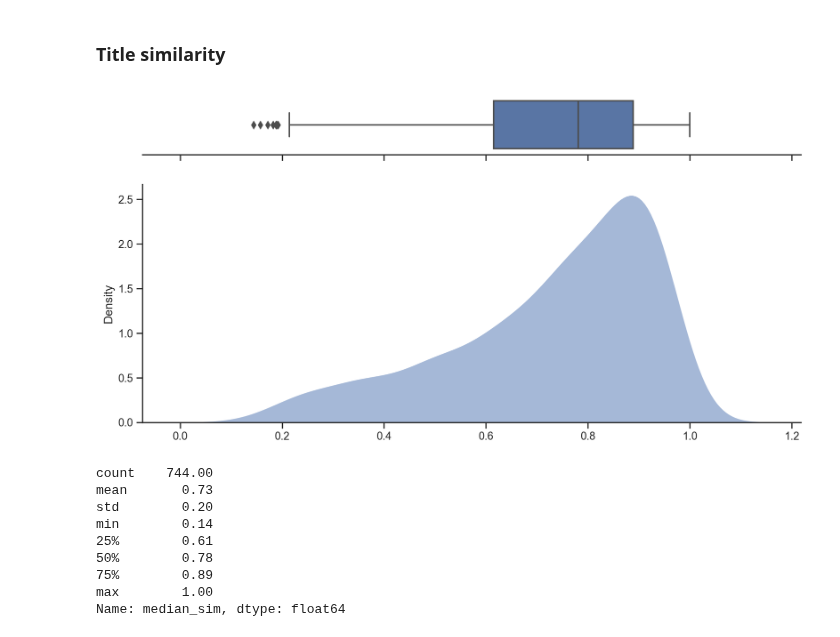
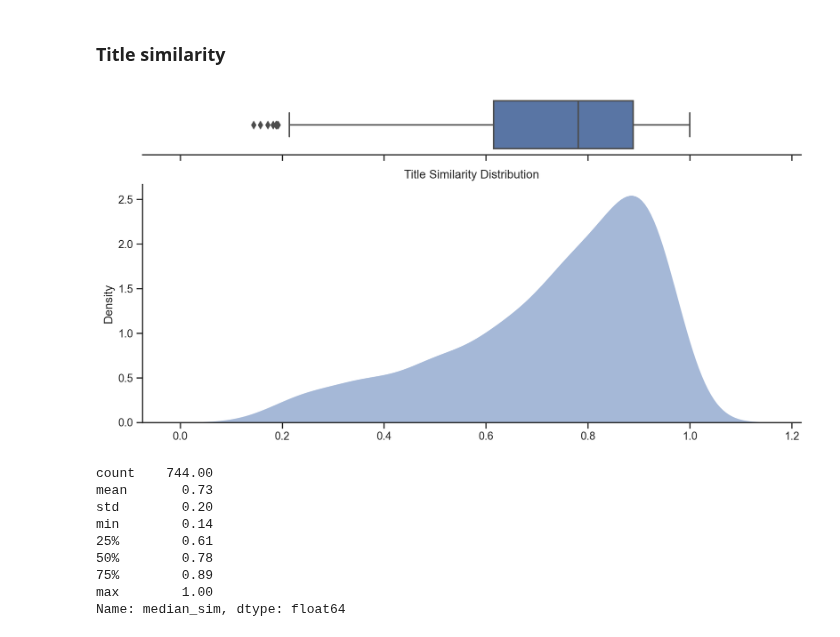
Before and after one commit to Extremesarova/shows_analysis, a Jupyter notebook: shows_analysis/notebooks/1_title_localization_analysis/movie_title_translation.ipynb, the cells around one changed output. Cells and saved outputs as stored; diff of their text form; code cells hidden in the pictures.

Commit message:
update movie title translation notebook

```diff
--- a/shows_analysis/notebooks/1_title_localization_analysis/movie_title_translation.ipynb
+++ b/shows_analysis/notebooks/1_title_localization_analysis/movie_title_translation.ipynb
@@ -359,28 +377,28 @@ similarity_df.insert(2, "median_sim", similarity_df[similarities.keys()].median(
 # %%
 similarities = similarity_df["median_sim"].values
 
 f, (ax_box, ax_hist) = plt.subplots(
     2, sharex=True, gridspec_kw={"height_ratios": (0.20, 0.80)}, figsize=(12, 6)
 )
 
 sns.boxplot(x=similarities, ax=ax_box)
 sns.kdeplot(
     x=similarities,
     ax=ax_hist,
     fill=True,
     common_norm=False,
     palette="crest",
     alpha=0.5,
     linewidth=0,
 )
 
 ax_box.set(yticks=[])
-ax_hist.set(title=None)
+ax_hist.set(title="Title Similarity Distribution")
 
 sns.despine(ax=ax_hist)
 sns.despine(ax=ax_box, left=True)
 # %% [output]
-[figure, old version]
+[figure, new version]
 # %%
 similarity_df["median_sim"].describe().round(2)
 # %% [output]
```
Also changed, not shown: parts of 10 cells of this notebook.
